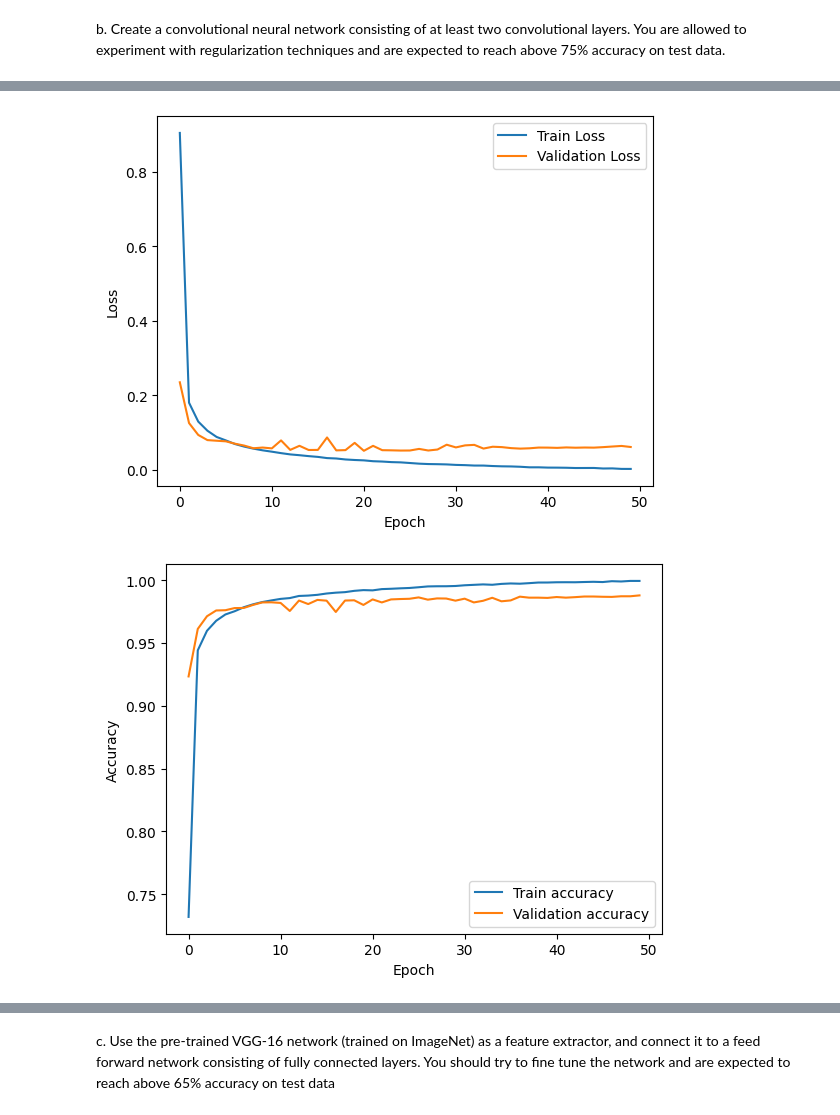
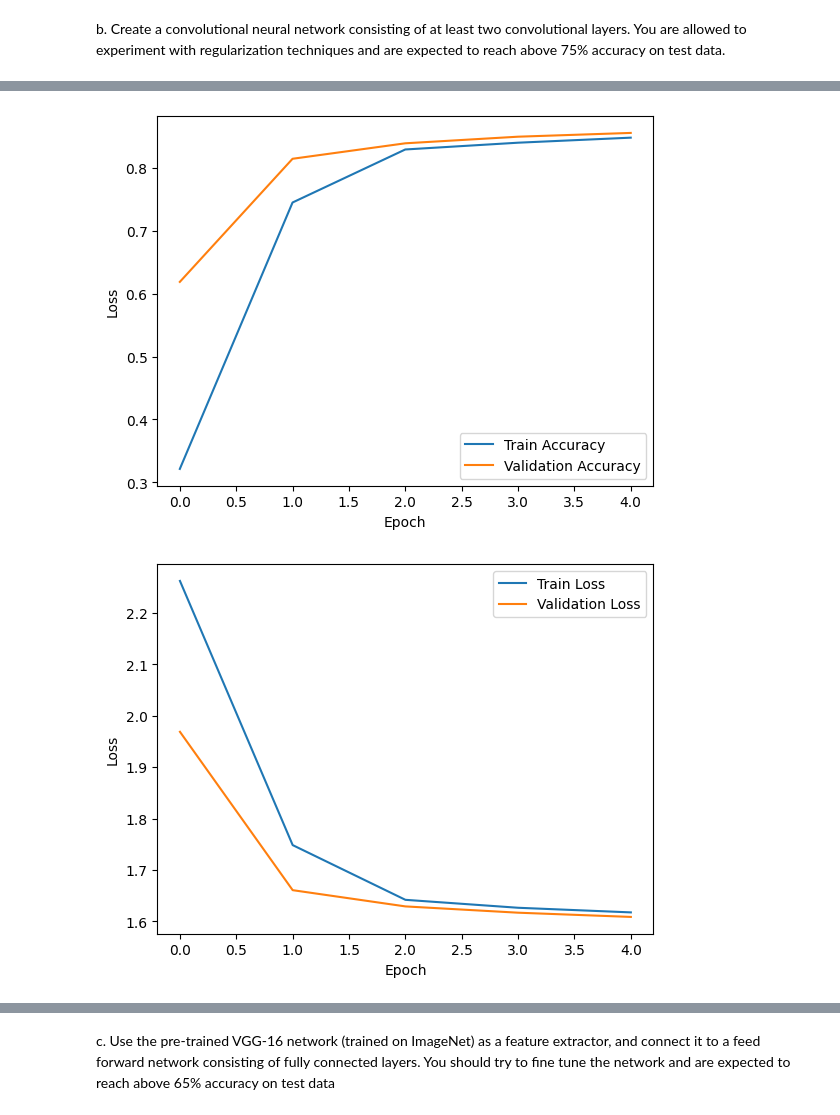
Before and after one commit to Afsah-Hyder/CV_recitation, a Jupyter notebook: CV_Assignment_01.ipynb, the cells around one changed output, grey strips where cells are left out. Saved outputs shown, nothing was run; the diff lists cells and outputs as text; code cells hidden in the pictures.

```diff
--- a/CV_Assignment_01.ipynb
+++ b/CV_Assignment_01.ipynb
@@ -397,33 +439,0 @@ Downloading data from https://storage.googleapis.com/tensorflow/tf-keras-dataset
-# %%
-model = keras.Sequential([
-    #add conv2D layer #_______TODO_______
-    Conv2D(filters=32, kernel_size=(3, 3),activation='relu', input_shape=(28,28,1)),
-
-    #add maxpooling2D layer #_______TODO_______
-    MaxPooling2D(pool_size=(2, 2)),
-
-    #add conv2D layer #_______TODO_______
-    Conv2D(filters=64, kernel_size=(3, 3),activation='relu'),
-    #add maxpooling2D layer #_______TODO_______
-    MaxPooling2D(pool_size=(2, 2)),
-
-    #add conv2D layer #_______TODO_______
-    Conv2D(filters=128, kernel_size=(3, 3),activation='relu'),
-    #add maxpooling2D layer #_______TODO_______
-    MaxPooling2D(pool_size=(2, 2)),
-
-    #add flatten layer #_______TODO_______
-    Flatten(),
-    #add dense layer   #_______TODO_______
-    Dense(512, activation="relu"),
-    #add dense layer   #_______TODO_______
-    Dense(10, activation="softmax")
-])
-
-#compile model-> compile means to configure training in Keras API
-optimizer = 'SGD'# define SGD as your gradient descent algorithm
-model.compile(optimizer = optimizer,
-              loss = 'categorical_crossentropy',
-              metrics = ['accuracy'])
-
-print(model.summary())
@@ -448,7 +439,0 @@ None
-# %%
-#train the model #_______TODO_______
-history = model.fit(
-    x_train,y_train_1hot,
-    epochs=50,
-    validation_data=(x_val, y_val_1hot)
-)
@@ -473,19 +439,0 @@ Epoch 50/50
-# %%
-plt.plot(history.history['loss'], label='Train Loss')
-plt.plot(history.history['val_loss'], label='Validation Loss')
-plt.xlabel('Epoch')
-plt.ylabel('Loss')
-plt.legend()
-plt.show()
-# %% [output]
-[figure, removed]
-# %%
-#plot accuracy using plt.plot() and plt.legend() #_______TODO_______
-plt.plot(history.history['accuracy'], label='Train accuracy')
-plt.plot(history.history['val_accuracy'], label='Validation accuracy')
-plt.xlabel('Epoch')
-plt.ylabel('Accuracy')
-plt.legend()
-plt.show()
-# %% [output]
-[figure, removed]
@@ -491,0 +547,5 @@ plt.show()
+# %%
+model1=CNNModel(784)
+optimizer = torch.optim.SGD(model1.parameters(), lr=0.01)  # Adjust learning rate as needed
+run_cnn(model1, 5, 28*28,trainloader_m, testloader_m,optimizer)
+# %% [output]
@@ -491,0 +557,2 @@ plt.show()
+[figure, added]
+[figure, added]
```
Also changed, not shown: parts of 26 cells of this notebook.
